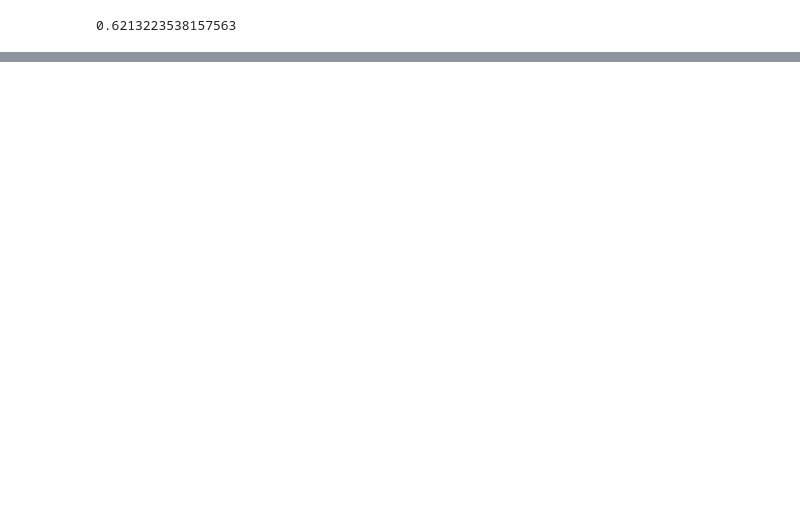
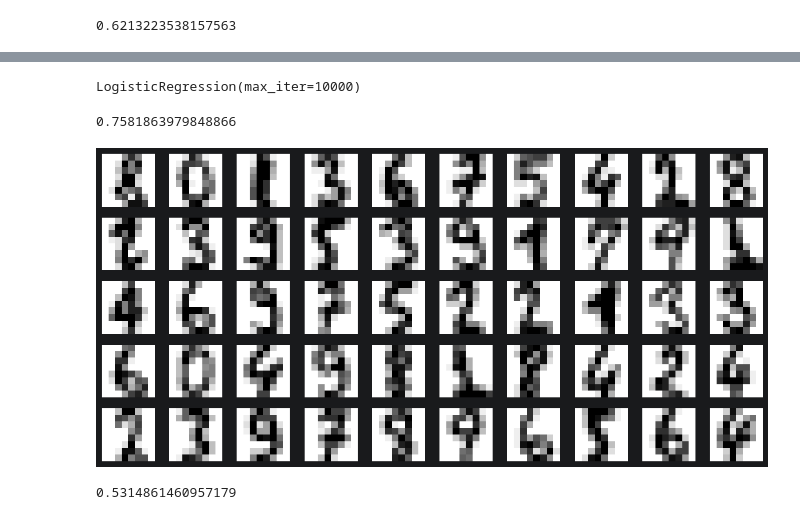
Before and after one commit to DenysLunhul/Hands_On_ML_scikit_learn_PyTorch, a Jupyter notebook: Chapter_8/Chapter_8.ipynb, the cells around one changed output, grey strips where cells are left out. Drawn from its saved outputs; the diff is of its cells as text; code cells hidden in the pictures; blank space fills up the shorter version.

Commit message:
Kmeans

```diff
--- a/Chapter_8/Chapter_8.ipynb
+++ b/Chapter_8/Chapter_8.ipynb
@@ -86,0 +131,34 @@ silhouette_score(X, kmeans.labels_)
+# %%
+from sklearn.datasets import load_digits
+
+X_digits, y_digits = load_digits(return_X_y=True)
+X_train, y_train = X_digits[:1400], y_digits[:1400]
+X_test, y_test = X_digits[1400:], y_digits[1400:]
+# %%
+from sklearn.linear_model import LogisticRegression
+
+n_labeled = 50
+log_reg = LogisticRegression(max_iter=10_000)
+log_reg.fit(X_train[:n_labeled], y_train[:n_labeled])
+# %% [output]
+LogisticRegression(max_iter=10000)
+# %%
+log_reg.score(X_test, y_test)
+# %% [output]
+0.7581863979848866
+# %%
+k = 50
+kmeans = KMeans(n_clusters=k, random_state=42)
+X_digits_dist = kmeans.fit_transform(X_train)
+representative_digit_idx = X_digits_dist.argmin(axis=0)
+X_representative_digits = X_train[representative_digit_idx]
+# %%
+import matplotlib.pyplot as plt
+
+fig, axes = plt.subplots(5, 10, figsize=(15, 7))
+for ax, img in zip(axes.flat, X_representative_digits):
+    ax.imshow(img.reshape(8, 8), cmap='binary')
+    ax.axis('off')
+plt.show()
+# %% [output]
+[figure, added]
@@ -86,0 +173,6 @@ silhouette_score(X, kmeans.labels_)
+# %%
+log_reg = LogisticRegression(max_iter=10_000)
+log_reg.fit(X_representative_digits, y_representative_digits)
+log_reg.score(X_test, y_test)
+# %% [output]
+0.5314861460957179
```
Also changed, not shown: parts of 11 cells of this notebook, 1 other file.
